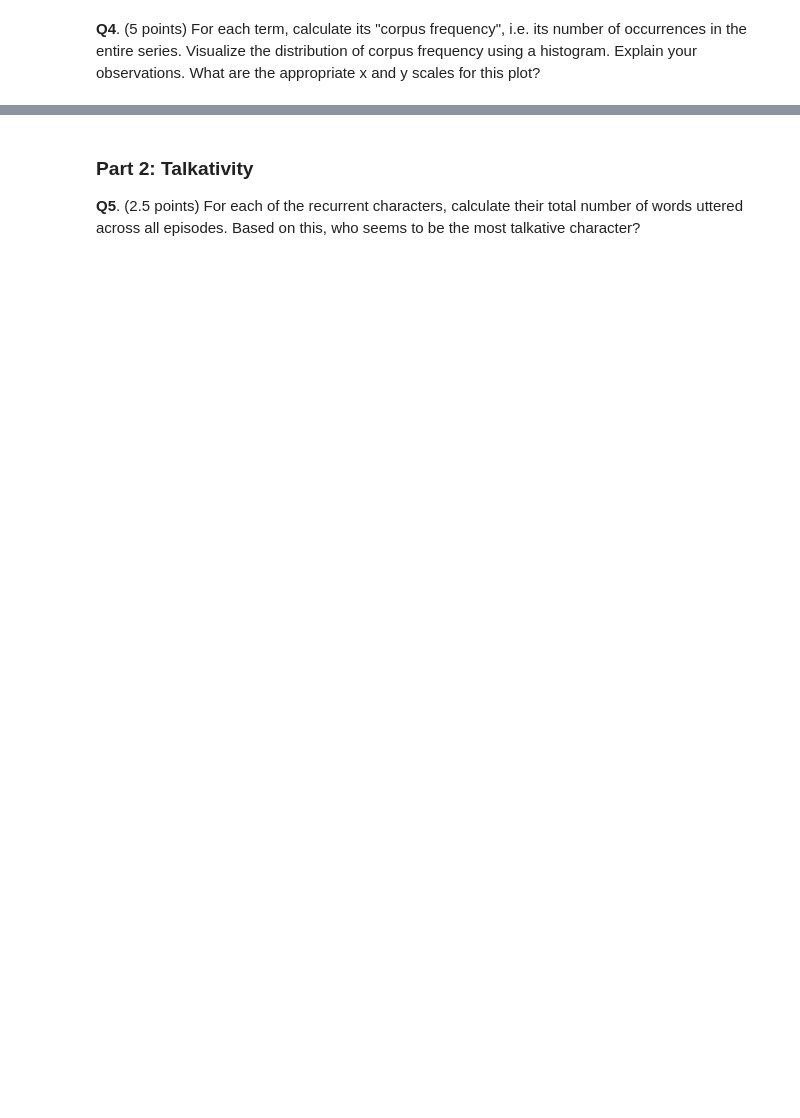
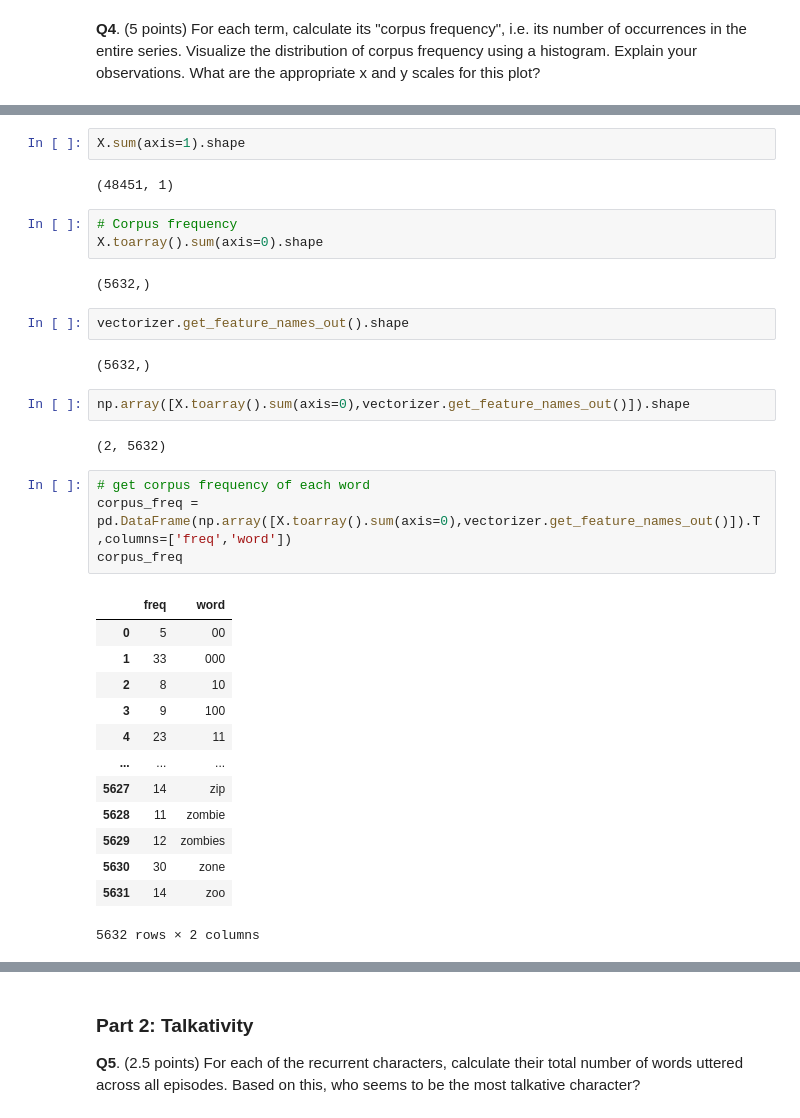
Before and after one commit to rureddish/ADA_Course_Material, a Jupyter notebook: Past Exams/2018/AndreiCosminRedis_xxxxx.ipynb, the cells around one changed output, grey strips where cells are left out. Cells and saved outputs as stored; diff of their text form; blank space fills up the shorter version.

```diff
--- a/Past Exams/2018/AndreiCosminRedis_xxxxx.ipynb
+++ b/Past Exams/2018/AndreiCosminRedis_xxxxx.ipynb
@@ -244,0 +330,35 @@ list(df.Line)
+# %%
+X.sum(axis=1).shape
+# %% [output]
+(48451, 1)
+# %%
+# Corpus frequency
+X.toarray().sum(axis=0).shape
+# %% [output]
+(5632,)
+# %%
+vectorizer.get_feature_names_out().shape
+# %% [output]
+(5632,)
+# %%
+np.array([X.toarray().sum(axis=0),vectorizer.get_feature_names_out()]).shape
+# %% [output]
+(2, 5632)
+# %%
+# get corpus frequency of each word
+corpus_freq = pd.DataFrame(np.array([X.toarray().sum(axis=0),vectorizer.get_feature_names_out()]).T,columns=['freq','word'])
+corpus_freq
+# %% [output]
+|  | freq | word |
+| 0 | 5 | 00 |
+| 1 | 33 | 000 |
+| 2 | 8 | 10 |
+| 3 | 9 | 100 |
+| 4 | 23 | 11 |
+| ... | ... | ... |
+| 5627 | 14 | zip |
+| 5628 | 11 | zombie |
+| 5629 | 12 | zombies |
+| 5630 | 30 | zone |
+| 5631 | 14 | zoo |
+5632 rows × 2 columns
```
Also changed, not shown: parts of 44 cells of this notebook, 3 other files.
